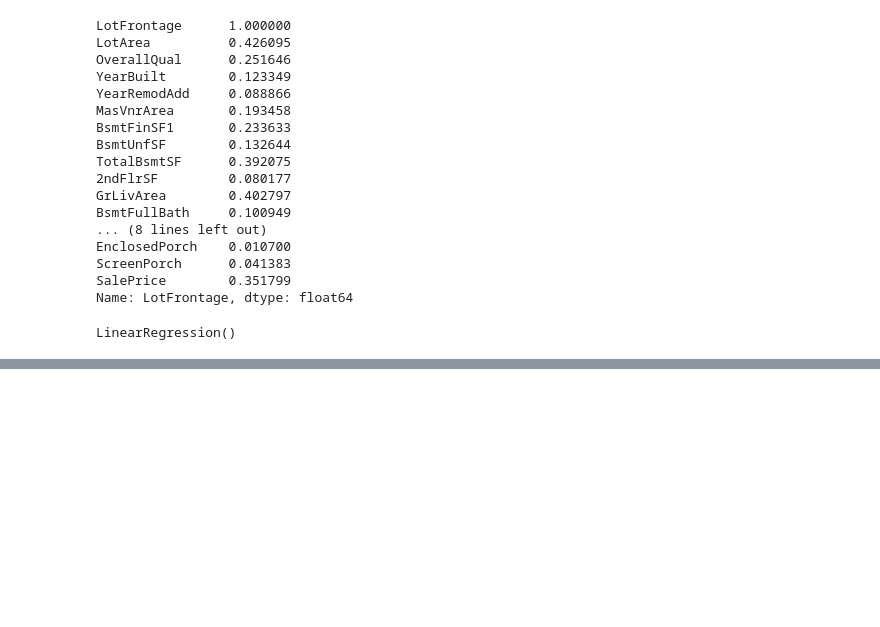
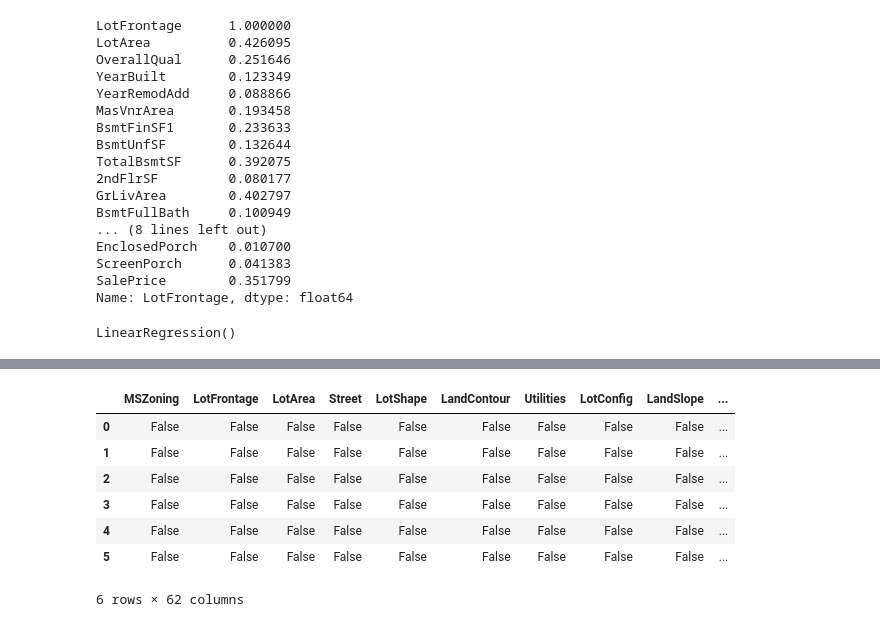
Before and after one commit to sahilsaeidkhan/just_Practice, a Jupyter notebook: house_prediction.ipynb, the cells around one changed output, grey strips where cells are left out. Saved outputs shown, nothing was run; the diff lists cells and outputs as text; code cells hidden in the pictures; blank space fills up the shorter version.

```diff
--- a/house_prediction.ipynb
+++ b/house_prediction.ipynb
@@ -540,0 +617,11 @@ LinearRegression()
+# %%
+df_reg.isnull().head(6)
+# %% [output]
+|  | MSZoning | LotFrontage | LotArea | Street | LotShape | LandContour | Utilities | LotConfig | LandSlope | ... |
+| 0 | False | False | False | False | False | False | False | False | False | ... |
+| 1 | False | False | False | False | False | False | False | False | False | ... |
+| 2 | False | False | False | False | False | False | False | False | False | ... |
+| 3 | False | False | False | False | False | False | False | False | False | ... |
+| 4 | False | False | False | False | False | False | False | False | False | ... |
+| 5 | False | False | False | False | False | False | False | False | False | ... |
+6 rows × 62 columns
```
Also changed, not shown: parts of 7 cells of this notebook.
